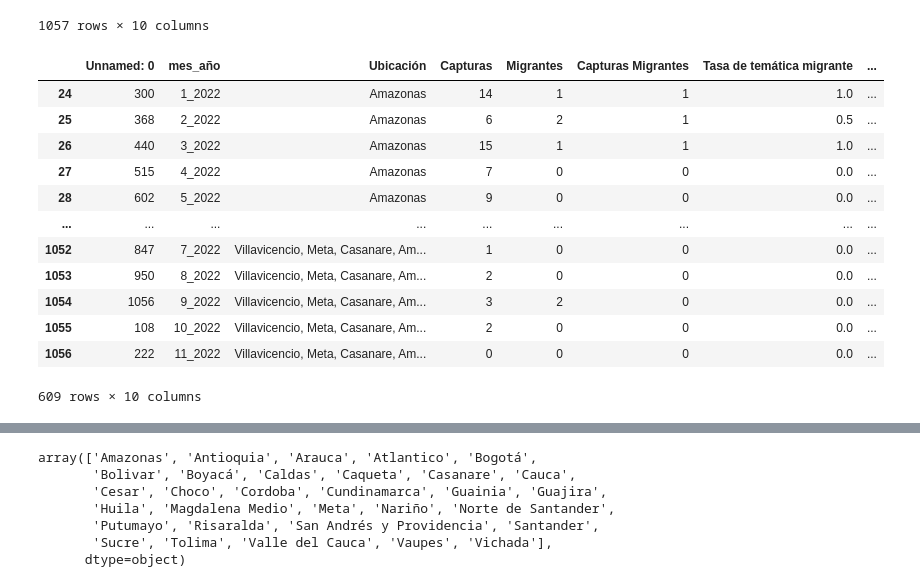
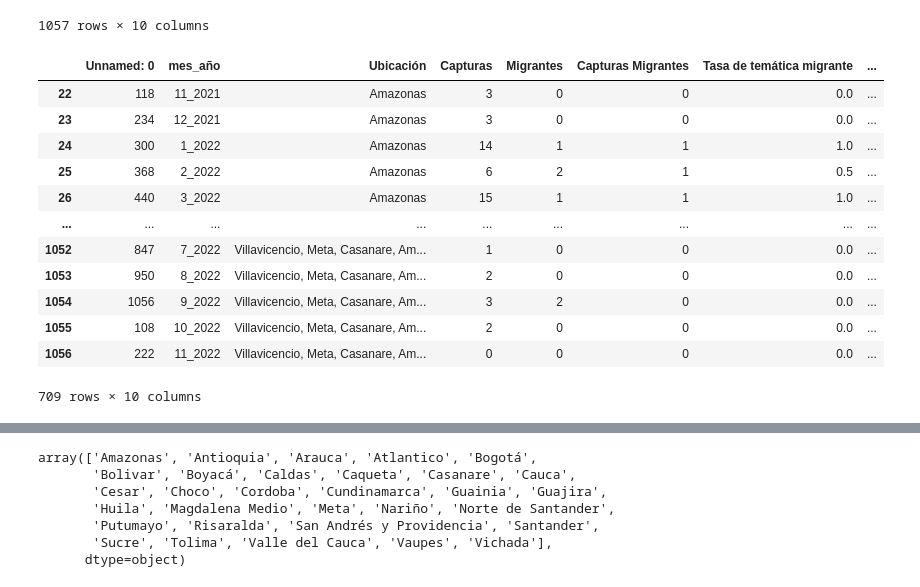
Before and after one commit to jordinola1470/BX-Codes, a Jupyter notebook: Capturas de Venezolanos/graphs.ipynb, the cells around one changed output, grey strips where cells are left out. Cells and saved outputs as stored; diff of their text form; code cells hidden in the pictures.

```diff
--- a/Capturas de Venezolanos/graphs.ipynb
+++ b/Capturas de Venezolanos/graphs.ipynb
@@ -14,7 +14,8 @@ import matplotlib.colors as mcolors
 import matplotlib.pyplot as plt
 import seaborn as sns
 # %%
-base = pd.read_excel(r'C:\Users\JOSE\Desktop\Trabajo\BX\Capturas de Venezolanos\Base_final_colapsada.xlsx')
+#base = pd.read_excel(r'C:\Users\JOSE\Desktop\Trabajo\BX\Capturas de Venezolanos\Base_final_colapsada.xlsx')
+base = pd.read_excel(r'D:\Trabajo\Barómetro\BX\Capturas de Venezolanos\Base_final_colapsada.xlsx')
 base
 # %% [output]
 |  | Unnamed: 0 | mes_año | Ubicación | Capturas | Migrantes | Capturas Migrantes | Tasa de temática migrante | ... |
@@ -31,19 +32,21 @@ base
 | 1056 | 222 | 11_2022 | Villavicencio, Meta, Casanare, Am... | 0 | 0 | 0 | 0.0 | ... |
 1057 rows × 10 columns
 # %%
-base_2022 = base[base['año'] == 2022]
+base_2022 = base[(base['año'] == 2022)
+                 | ((base['año'] == 2021) & (base['mes'] == 11))
+                 | ((base['año'] == 2021) & (base['mes'] == 12))]
 base_2022
 # %% [output]
 |  | Unnamed: 0 | mes_año | Ubicación | Capturas | Migrantes | Capturas Migrantes | Tasa de temática migrante | ... |
+| 22 | 118 | 11_2021 | Amazonas | 3 | 0 | 0 | 0.0 | ... |
+| 23 | 234 | 12_2021 | Amazonas | 3 | 0 | 0 | 0.0 | ... |
 | 24 | 300 | 1_2022 | Amazonas | 14 | 1 | 1 | 1.0 | ... |
 | 25 | 368 | 2_2022 | Amazonas | 6 | 2 | 1 | 0.5 | ... |
 | 26 | 440 | 3_2022 | Amazonas | 15 | 1 | 1 | 1.0 | ... |
-| 27 | 515 | 4_2022 | Amazonas | 7 | 0 | 0 | 0.0 | ... |
-| 28 | 602 | 5_2022 | Amazonas | 9 | 0 | 0 | 0.0 | ... |
 | ... | ... | ... | ... | ... | ... | ... | ... | ... |
 | 1052 | 847 | 7_2022 | Villavicencio, Meta, Casanare, Am... | 1 | 0 | 0 | 0.0 | ... |
 | 1053 | 950 | 8_2022 | Villavicencio, Meta, Casanare, Am... | 2 | 0 | 0 | 0.0 | ... |
 | 1054 | 1056 | 9_2022 | Villavicencio, Meta, Casanare, Am... | 3 | 2 | 0 | 0.0 | ... |
 | 1055 | 108 | 10_2022 | Villavicencio, Meta, Casanare, Am... | 2 | 0 | 0 | 0.0 | ... |
 | 1056 | 222 | 11_2022 | Villavicencio, Meta, Casanare, Am... | 0 | 0 | 0 | 0.0 | ... |
-609 rows × 10 columns
+709 rows × 10 columns
```
Also changed, not shown: parts of 8 cells of this notebook, 26 other files.
